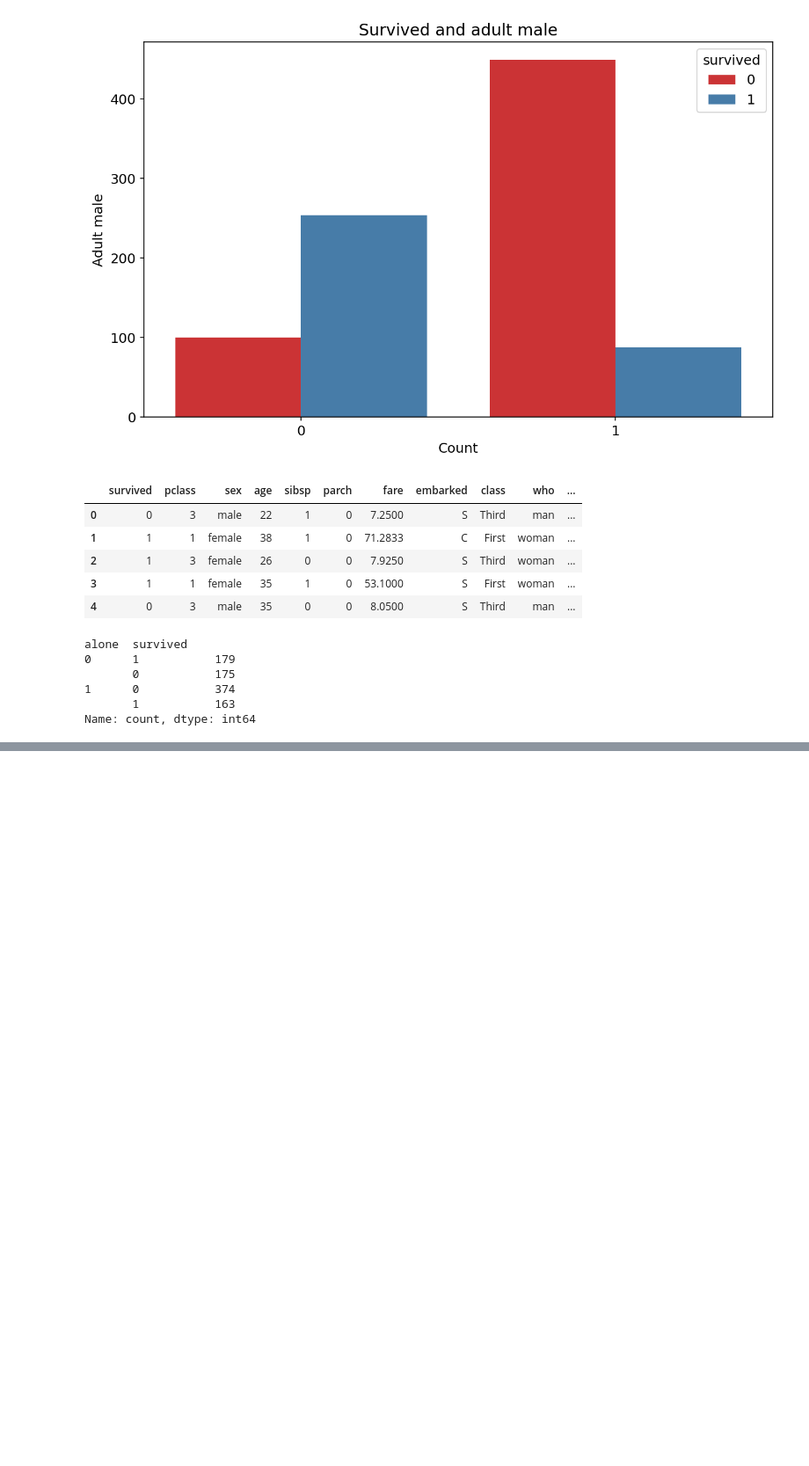
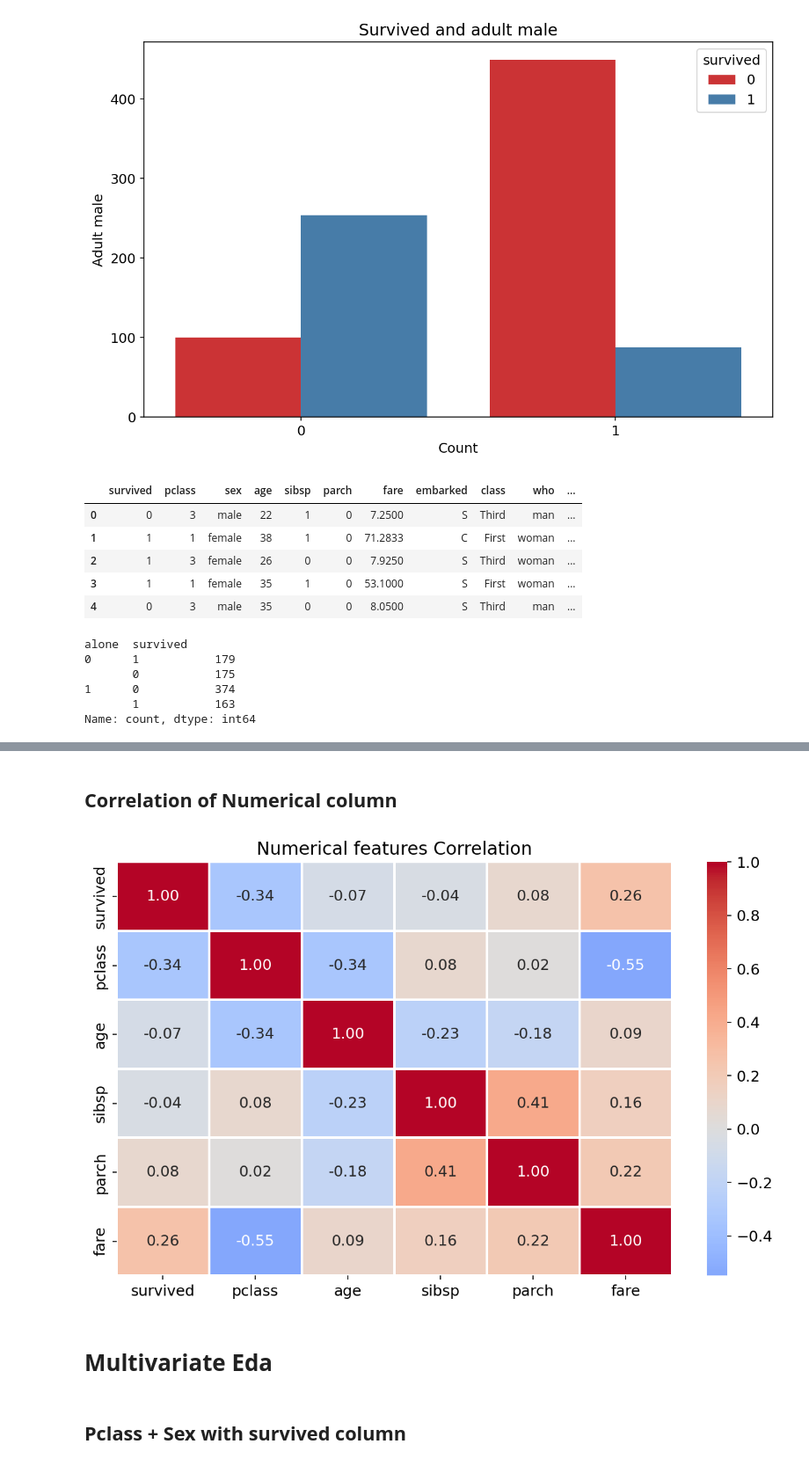
Before and after one commit to Jawad-Muzafar/EDA, a Jupyter notebook: Titanic/eda.ipynb, the cells around one changed output, grey strips where cells are left out. Shown at 88% size. Cells and saved outputs as stored; diff of their text form; code cells hidden in the pictures; blank space fills up the shorter version.

Commit message:
Multivariate eda

```diff
--- a/Titanic/eda.ipynb
+++ b/Titanic/eda.ipynb
@@ -942 +942,4 @@ sns.countplot(x='alone',hue='survived',data=df,palette='Set1')
 [figure]
+# %%
+corr=df.select_dtypes(include=['int64','float64']).corr()
+corr
@@ -942,0 +954,12 @@ sns.countplot(x='alone',hue='survived',data=df,palette='Set1')
+# %% [markdown]
+## **Correlation of Numerical column**
+# %%
+sns.heatmap(corr,annot=True,fmt='.2f',cmap='coolwarm',center=0,linewidths=1)
+plt.title("Numerical features Correlation")
+plt.show()
+# %% [output]
+[figure, added]
+# %% [markdown]
+# **Multivariate Eda**
+# %% [markdown]
+## **Pclass + Sex with survived column**
```
Also changed, not shown: parts of 34 cells of this notebook.
